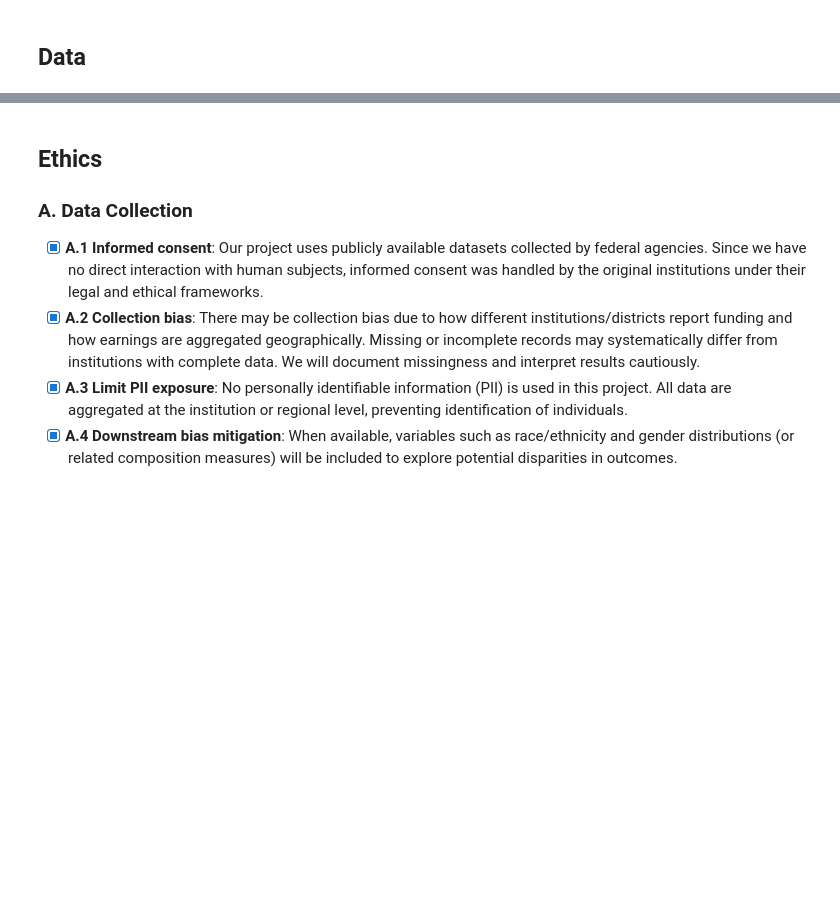
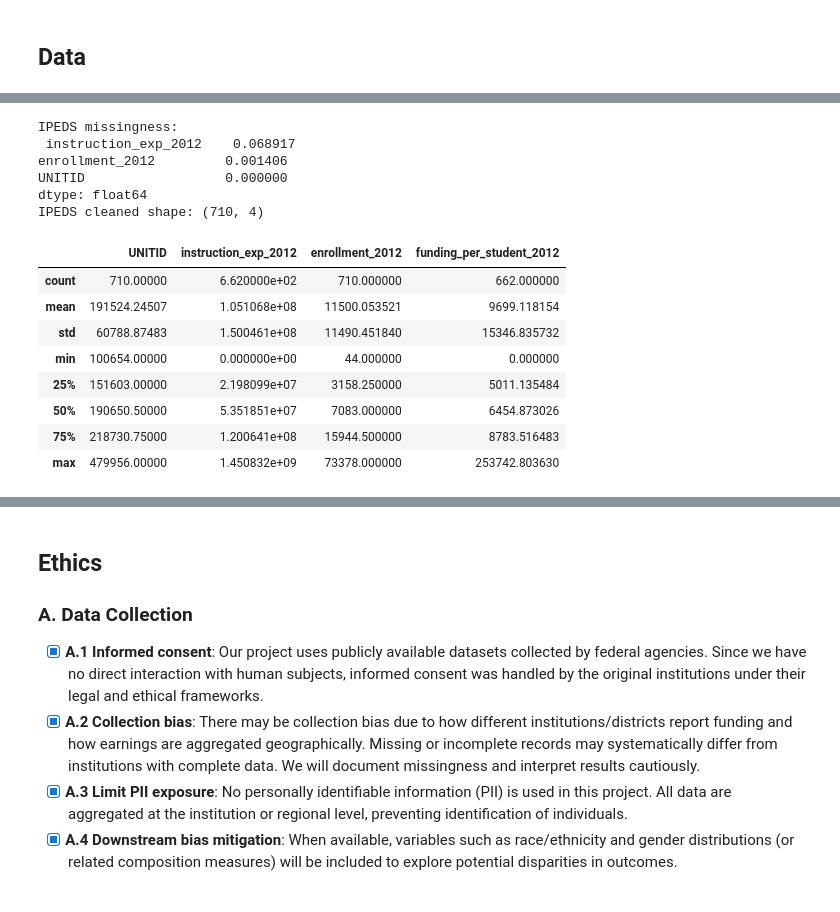
Before and after one commit to COGS108/Group108_WI26, a Jupyter notebook: 01-DataCheckpoint.ipynb, the cells around one changed output, grey strips where cells are left out. Drawn from its saved outputs; the diff is of its cells as text; code cells hidden in the pictures; blank space fills up the shorter version.

```diff
--- a/01-DataCheckpoint.ipynb
+++ b/01-DataCheckpoint.ipynb
@@ -450,0 +131,43 @@ Researchers must be mindful of several limitations when working with this datase
+# %%
+# Load IPEDS
+ipeds = pd.read_csv(IPEDS_PATH)
+
+# Keep and rename relevant columns
+ipeds_clean = ipeds.rename(columns={
+    "UnitID": "UNITID",
+    "Instruction - Current year total (F1112_F1A_RV)": "instruction_exp_2012",
+    "Grand total (EF2012_RV  All students total)": "enrollment_2012"
+}).copy()
+
+ipeds_clean = ipeds_clean[["UNITID", "instruction_exp_2012", "enrollment_2012"]]
+
+# Convert types
+ipeds_clean["UNITID"] = pd.to_numeric(ipeds_clean["UNITID"], errors="coerce")
+ipeds_clean["instruction_exp_2012"] = pd.to_numeric(ipeds_clean["instruction_exp_2012"], errors="coerce")
+ipeds_clean["enrollment_2012"] = pd.to_numeric(ipeds_clean["enrollment_2012"], errors="coerce")
+
+# Missingness report
+print("IPEDS missingness:\n", ipeds_clean.isna().mean().sort_values(ascending=False))
+
+# Compute per-student funding (avoid divide-by-zero)
+ipeds_clean = ipeds_clean[ipeds_clean["enrollment_2012"] > 0].copy()
+ipeds_clean["funding_per_student_2012"] = ipeds_clean["instruction_exp_2012"] / ipeds_clean["enrollment_2012"]
+
+print("IPEDS cleaned shape:", ipeds_clean.shape)
+ipeds_clean.describe()
+# %% [output]
+IPEDS missingness:
+ instruction_exp_2012    0.068917
+enrollment_2012         0.001406
+UNITID                  0.000000
+dtype: float64
+IPEDS cleaned shape: (710, 4)
+|  | UNITID | instruction_exp_2012 | enrollment_2012 | funding_per_student_2012 |
+| count | 710.00000 | 6.620000e+02 | 710.000000 | 662.000000 |
+| mean | 191524.24507 | 1.051068e+08 | 11500.053521 | 9699.118154 |
+| std | 60788.87483 | 1.500461e+08 | 11490.451840 | 15346.835732 |
+| min | 100654.00000 | 0.000000e+00 | 44.000000 | 0.000000 |
+| 25% | 151603.00000 | 2.198099e+07 | 3158.250000 | 5011.135484 |
+| 50% | 190650.50000 | 5.351851e+07 | 7083.000000 | 6454.873026 |
+| 75% | 218730.75000 | 1.200641e+08 | 15944.500000 | 8783.516483 |
+| max | 479956.00000 | 1.450832e+09 | 73378.000000 | 253742.803630 |
```
Also changed, not shown: parts of 41 cells of this notebook.
